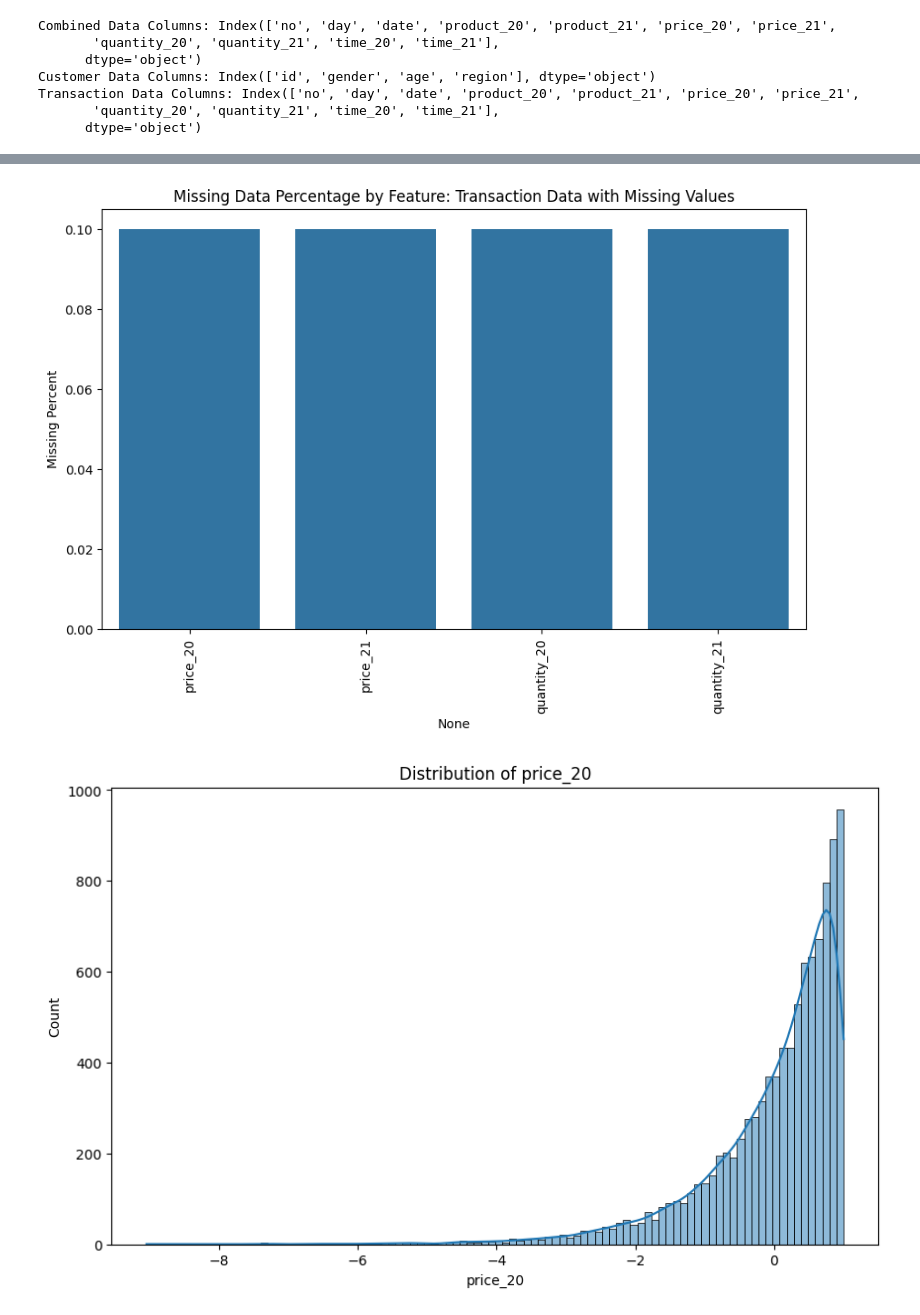
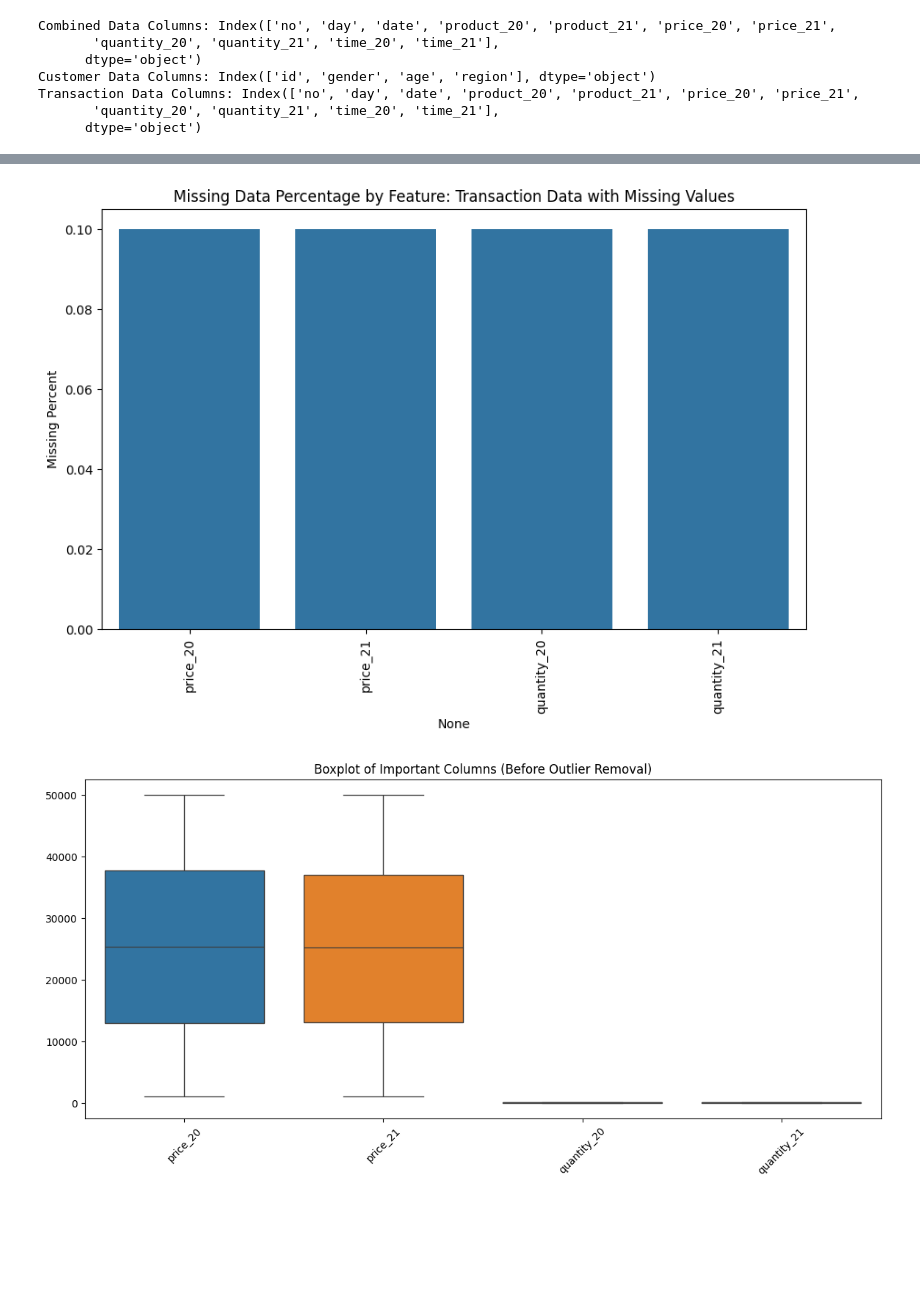
Before and after one commit to windyday0622/windyday, a Jupyter notebook: m3_분석 라이브러리/ 데이터생성1.ipynb, the cells around one changed output, grey strips where cells are left out. Cells and saved outputs as stored; diff of their text form; code cells hidden in the pictures; blank space fills up the shorter version.

```diff
--- a/m3_분석 라이브러리/ 데이터생성1.ipynb
+++ b/m3_분석 라이브러리/ 데이터생성1.ipynb
@@ -66,14 +66,15 @@ def plot_missing_data(df, title):
 
 # IQR을 활용하여 이상치 제거
 def remove_outliers(df, columns):
+    df_cleaned = df.copy()
     for column in columns:
-        Q1 = df[column].quantile(0.25)
-        Q3 = df[column].quantile(0.75)
+        Q1 = df_cleaned[column].quantile(0.25)
+        Q3 = df_cleaned[column].quantile(0.75)
         IQR = Q3 - Q1
         lower_bound = Q1 - 1.5 * IQR
         upper_bound = Q3 + 1.5 * IQR
-        df = df[(df[column] >= lower_bound) & (df[column] <= upper_bound)]
-    return df
+        df_cleaned = df_cleaned[(df_cleaned[column] >= lower_bound) & (df_cleaned[column] <= upper_bound)]
+    return df_cleaned
 
 # 결측치 처리
 def fill_missing_values(df, columns):
@@ -86,13 +87,16 @@ def normalize_distribution(df, columns):
         df[column] = np.log1p(df[column] - df[column].min() + 1)
         df[column] = (df[column] - df[column].mean()) / df[column].std()
 
-# 결과 시각화
-def plot_distribution(df, columns):
-    for column in columns:
-        plt.figure(figsize=(10, 6))
-        sns.histplot(df[column], kde=True)
-        plt.title(f'Distribution of {column}')
-        plt.show()
+# 결과 시각화(상자 그림 추가)
+def plot_boxplot_before_after(df_before, df_after, columns):
+    plt.figure(figsize=(14, 8))
+    for i, column in enumerate(columns, 1):
+        plt.subplot(2, len(columns)//2, i)
+        sns.boxplot(data=[df_before[column], df_after[column]])
+        plt.title(f'Boxplot of {column}')
+        plt.xticks([0, 1], ['Before', 'After'])
+    plt.tight_layout()
+    plt.show()
 
 important_columns = ['price_20', 'price_21', 'quantity_20', 'quantity_21']
 
@@ -100,36 +104,50 @@ important_columns = ['price_20', 'price_21', 'quantity_20', 'quantity_21']
 np.random.seed(42)
 missing_indices_price_20 = np.random.choice(transaction_data.index, 10, replace=False)
 missing_indices_price_21 = np.random.choice(transaction_data.index, 10, replace=False)
 missing_indices_quantity_20 = np.random.choice(transaction_data.index, 10, replace=False)
 missing_indices_quantity_21 = np.random.choice(transaction_data.index, 10, replace=False)
 
 transaction_data.loc[missing_indices_price_20, 'price_20'] = np.nan
 transaction_data.loc[missing_indices_price_21, 'price_21'] = np.nan
 transaction_data.loc[missing_indices_quantity_20, 'quantity_20'] = np.nan
 transaction_data.loc[missing_indices_quantity_21, 'quantity_21'] = np.nan
 
 # 결측치 추가 후 데이터 확인
 print("After adding missing values:")
 print(missing_data_analysis(transaction_data))
 plot_missing_data(transaction_data, 'Transaction Data with Missing Values')
 
+# 이상치 제거 전 상자 그림
+plt.figure(figsize=(14, 6))
+sns.boxplot(data=transaction_data[important_columns])
+plt.title('Boxplot of Important Columns (Before Outlier Removal)')
+plt.xticks(rotation=45)
+plt.show()
+
 # 이상치 제거
-transaction_data = remove_outliers(transaction_data, important_columns)
+transaction_data_cleaned = remove_outliers(transaction_data, important_columns)
 
 # 결측치 처리
-fill_missing_values(transaction_data, important_columns)
+fill_missing_values(transaction_data_cleaned, important_columns)
 
 # 정규분포에 근사하도록 수정
-normalize_distribution(transaction_data, important_columns)
+normalize_distribution(transaction_data_cleaned, important_columns)
 
-# 최종 분포 시각화
-plot_distribution(transaction_data, important_columns)
+# 이상치 제거 후 상자 그림
+plt.figure(figsize=(14, 6))
+sns.boxplot(data=transaction_data_cleaned[important_columns])
+plt.title('Boxplot of Important Columns (After Outlier Removal)')
+plt.xticks(rotation=45)
+plt.show()
+
+# 전후 상자 그림 비교
+plot_boxplot_before_after(transaction_data, transaction_data_cleaned, important_columns)
 # %% [output]
 After adding missing values:
              Missing Count  Missing Percent
 price_20                10              0.1
 price_21                10              0.1
 quantity_20             10              0.1
 quantity_21             10              0.1
 [figure]
-[figure, old version]
+[figure, new version]
```
Also changed, not shown: parts of 1 cell of this notebook.
